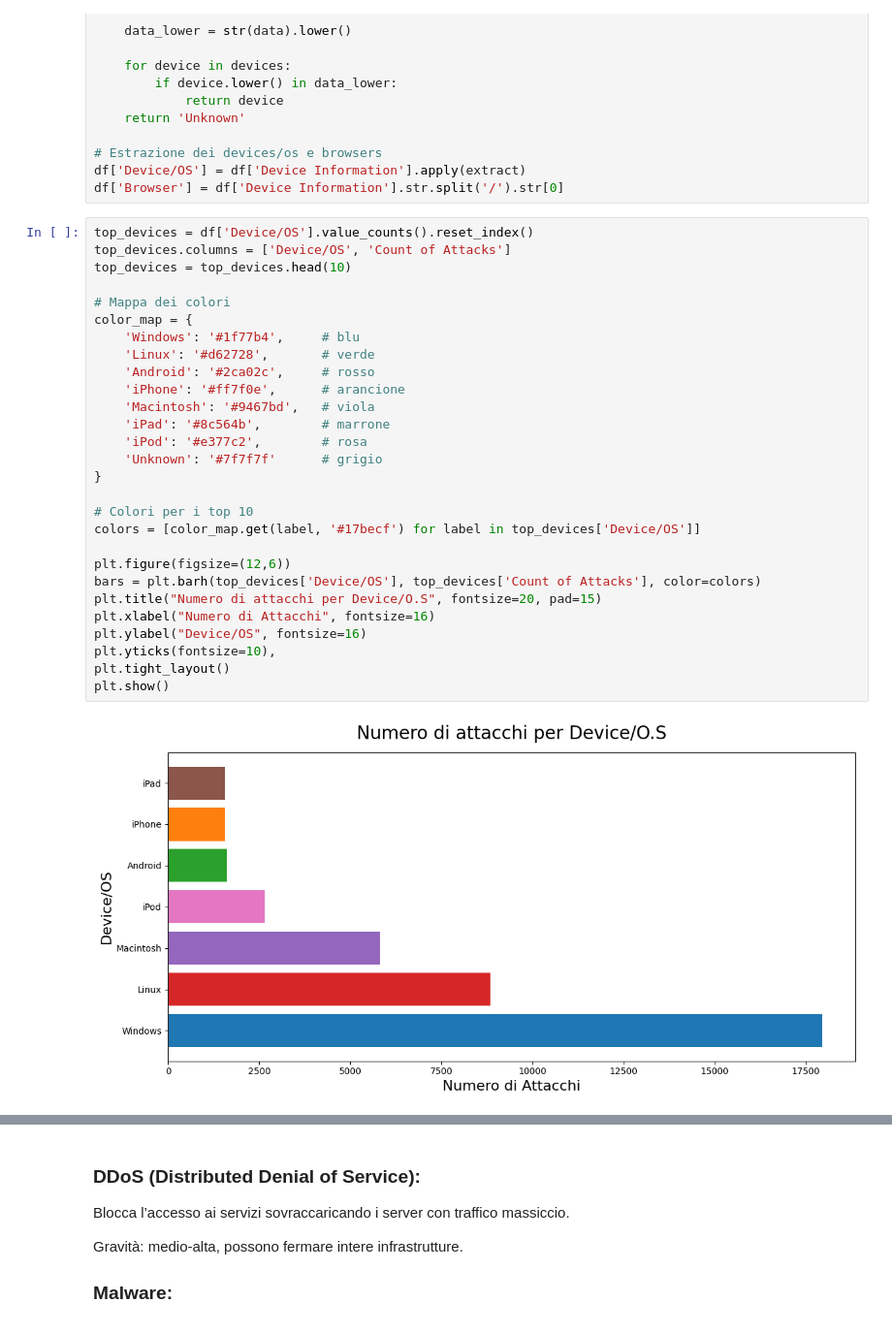
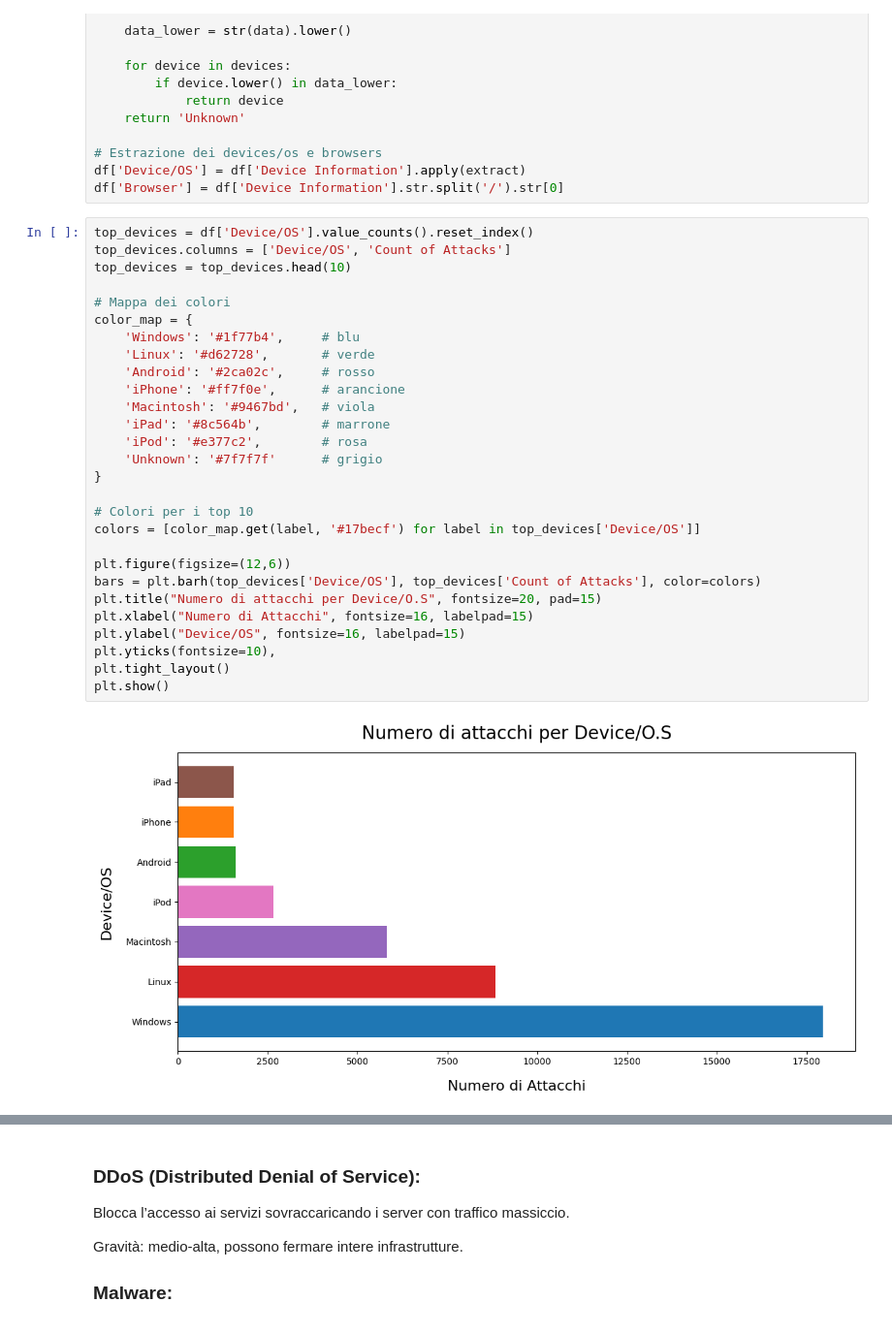
Before and after one commit to Fr0sT02/Progetto-Data-Science-, a Jupyter notebook: Progetto_DS.ipynb, the cells around one changed output, grey strips where cells are left out. Shown at 97% size. Cells and saved outputs as stored; diff of their text form.

```diff
--- a/Progetto_DS.ipynb
+++ b/Progetto_DS.ipynb
@@ -98,33 +98,33 @@ df['Browser'] = df['Device Information'].str.split('/').str[0]
 # %%
 top_devices = df['Device/OS'].value_counts().reset_index()
 top_devices.columns = ['Device/OS', 'Count of Attacks']
 top_devices = top_devices.head(10)
 
 # Mappa dei colori
 color_map = {
     'Windows': '#1f77b4',     # blu
     'Linux': '#d62728',       # verde
     'Android': '#2ca02c',     # rosso
     'iPhone': '#ff7f0e',      # arancione
     'Macintosh': '#9467bd',   # viola
     'iPad': '#8c564b',        # marrone
     'iPod': '#e377c2',        # rosa
     'Unknown': '#7f7f7f'      # grigio
 }
 
 # Colori per i top 10
 colors = [color_map.get(label, '#17becf') for label in top_devices['Device/OS']]
 
 plt.figure(figsize=(12,6))
 bars = plt.barh(top_devices['Device/OS'], top_devices['Count of Attacks'], color=colors)
 plt.title("Numero di attacchi per Device/O.S", fontsize=20, pad=15)
-plt.xlabel("Numero di Attacchi", fontsize=16)
-plt.ylabel("Device/OS", fontsize=16)
+plt.xlabel("Numero di Attacchi", fontsize=16, labelpad=15)
+plt.ylabel("Device/OS", fontsize=16, labelpad=15)
 plt.yticks(fontsize=10),
 plt.tight_layout()
 plt.show()
 # %% [output]
-[figure, old version]
+[figure, new version]
 # %%
 # Raggruppiamo i dati
 counts = df.groupby(['Device/OS', 'Browser']).size().unstack(fill_value=0)
```
Also changed, not shown: parts of 7 cells of this notebook.
